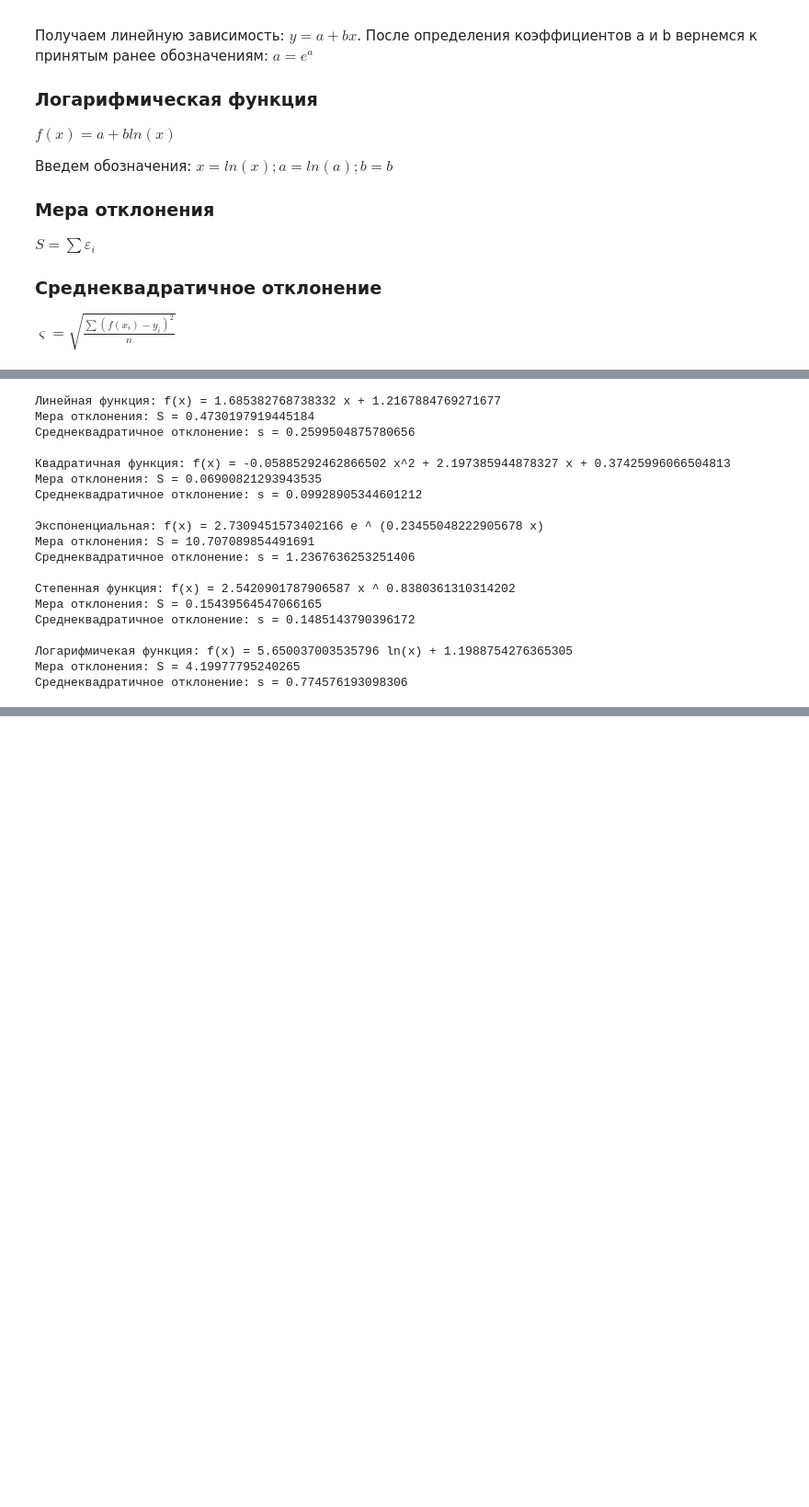
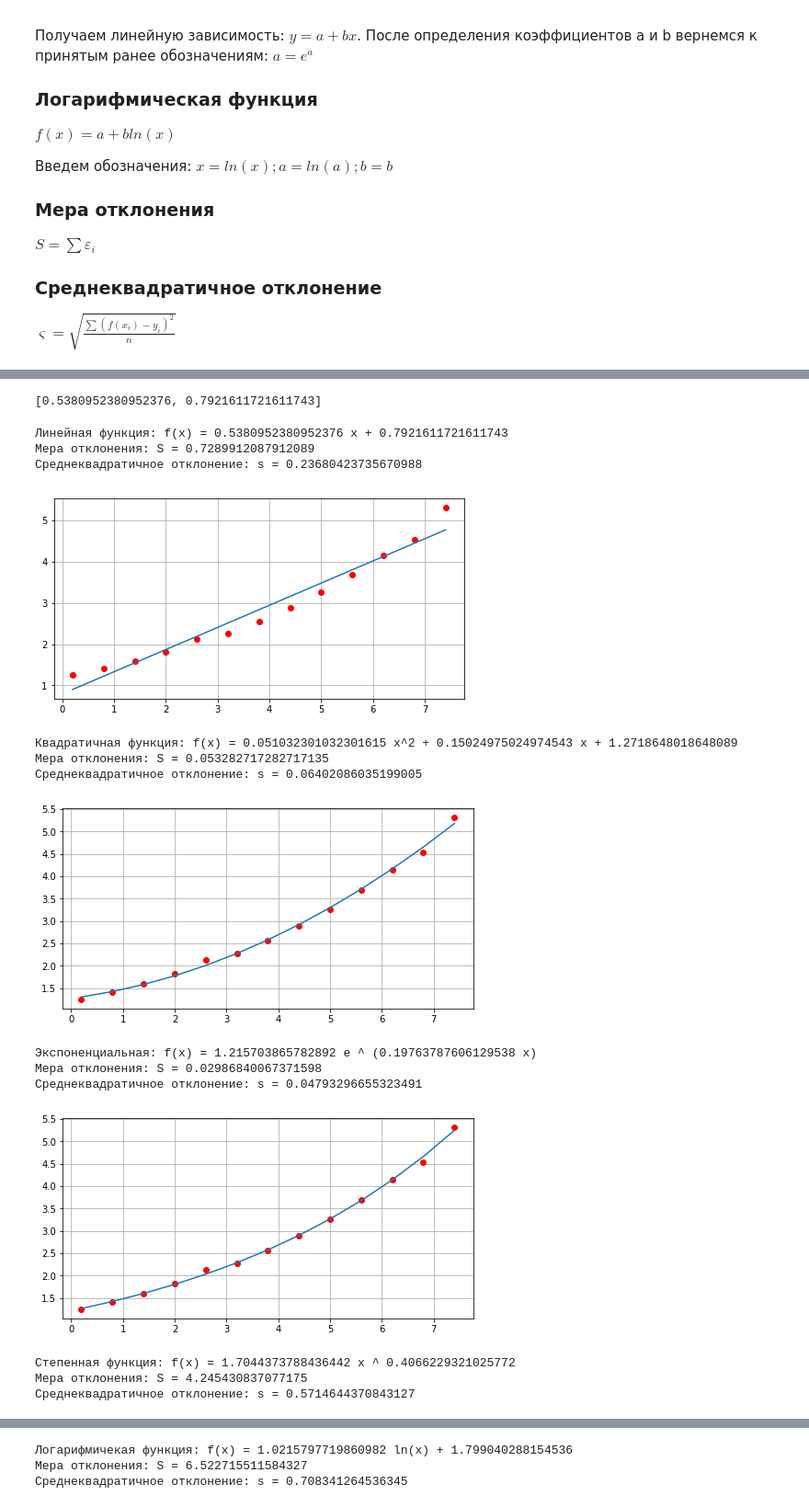
Before and after one commit to KaluginaMarina/Computational-mathematics, a Jupyter notebook: lab2/function_approximation.ipynb, the cells around one changed output, grey strips where cells are left out. Shown at 92% size. Cells and saved outputs as stored; diff of their text form; code cells hidden in the pictures; blank space fills up the shorter version.

```diff
--- a/lab2/function_approximation.ipynb
+++ b/lab2/function_approximation.ipynb
@@ -75,59 +69,78 @@ print(linear_function(x, y))
+# %%
+def draw(f, a, b, c):
+    plt.figure(figsize=(8, 4))
+    plt.plot(x, y, 'ro')
+    y2 = f(x, a, b, c)
+    plt.plot(x, y2)
+    plt.grid()
+    plt.show()
+# %%
+#из презенташек
+x = np.array([1.1, 2.3, 3.7, 4.5, 5.4, 6.8, 7.5])
+y = np.array([2.73, 5.12, 7.74, 8.91, 10.59, 12.75, 13.43])
+# %% [output]
+[0.5380952380952376, 0.7921611721611743]
 # %%
-#примеры с методички для проверки
-x = np.array([1.1, 2.3, 3.7, 4.5, 5.4, 6.8, 7.5])
-y = np.array([2.73, 5.12, 7.74, 8.91, 10.59, 12.75, 13.43])
+x = np.array([0.2, 0.8, 1.4, 2, 2.6, 3.2, 3.8, 4.4, 5, 5.6, 6.2, 6.8, 7.4])
+y = np.array([1.25, 1.41, 1.59, 1.82, 2.13, 2.27, 2.56, 2.89, 3.27, 3.69, 4.15, 4.54, 5.31])
 
 def f(x, a, b, c):
     return a*x + b
 a, b = linear_function(x, y)
 print(f'Линейная функция: f(x) = {a} x + {b}')
-print(f'Мера отклонения: S = {deviation_f(f, a, b, c)}')
-print(f'Среднеквадратичное отклонение: s = {standard_deviation(f, a, b, c)}\n')
+print(f'Мера отклонения: S = {deviation_f(f, a, b, 0)}')
+print(f'Среднеквадратичное отклонение: s = {standard_deviation(f, a, b, 0)}\n')
+draw(f, a, b, 0)
 
 def f1(x, a, b, c):
     return a*x*x + b*x + c
 c, b, a = quadratic_function(x, y)
 print(f'Квадратичная функция: f(x) = {a} x^2 + {b} x + {c}')
 print(f'Мера отклонения: S = {deviation_f(f1, a, b, c)}')
 print(f'Среднеквадратичное отклонение: s = {standard_deviation(f1, a, b, c)}\n')
+draw(f1, a, b, c)
 
 def f2(x, a, b, c):
-    return a*math.exp(b*x)
+    return a*pow(math.exp(1), b*x)
 a, b = exponential_function(x, y)
 print(f'Экспоненциальная: f(x) = {a} e ^ ({b} x)')
 print(f'Мера отклонения: S = {deviation_f(f2, a, b, 0)}')
 print(f'Среднеквадратичное отклонение: s = {standard_deviation(f2, a, b, c)}\n')
+draw(f2, a, b, c)
 
 def f3(x, a, b, c):
     return a*pow(x, b)
 a, b = power_function(x, y)
 print(f'Степенная функция: f(x) = {a} x ^ {b}')
 print(f'Мера отклонения: S = {deviation_f(f3, a, b, 0)}')
 print(f'Среднеквадратичное отклонение: s = {standard_deviation(f3, a, b, c)}\n')
+draw(f3, a, b, c)
 
 def f4(x, a, b, c):
-    return a* math.log(x, math.exp(1)) + b
+    return  a * math.log(x, math.exp(1)) + b
+def f4_1(x, a, b, c):
+    res = np.array([])
+    for i in x:
+         res = np.append(res, a * math.log(i, math.exp(1)) + b)
+    return res
 a, b = logarithmic_function(x, y)
 print(f'Логарифмичекая функция: f(x) = {a} ln(x) + {b}')
 print(f'Мера отклонения: S = {deviation_f(f4, a, b, 0)}')
 print(f'Среднеквадратичное отклонение: s = {standard_deviation(f4, a, b, c)}\n')
+draw(f4_1, a, b, c)
 # %% [output]
-Линейная функция: f(x) = 1.685382768738332 x + 1.2167884769271677
-Мера отклонения: S = 0.4730197919445184
-Среднеквадратичное отклонение: s = 0.2599504875780656
-
-Квадратичная функция: f(x) = -0.05885292462866502 x^2 + 2.197385944878327 x + 0.37425996066504813
-Мера отклонения: S = 0.06900821293943535
-Среднеквадратичное отклонение: s = 0.09928905344601212
-
-Экспоненциальная: f(x) = 2.7309451573402166 e ^ (0.23455048222905678 x)
-Мера отклонения: S = 10.707089854491691
-Среднеквадратичное отклонение: s = 1.2367636253251406
-
-Степенная функция: f(x) = 2.5420901787906587 x ^ 0.8380361310314202
-Мера отклонения: S = 0.15439564547066165
-Среднеквадратичное отклонение: s = 0.1485143790396172
-
-Логарифмичекая функция: f(x) = 5.650037003535796 ln(x) + 1.1988754276365305
-Мера отклонения: S = 4.19977795240265
-Среднеквадратичное отклонение: s = 0.774576193098306
+Линейная функция: f(x) = 0.5380952380952376 x + 0.7921611721611743
+Мера отклонения: S = 0.7289912087912089
+Среднеквадратичное отклонение: s = 0.23680423735670988
+[figure, added]
+Квадратичная функция: f(x) = 0.051032301032301615 x^2 + 0.15024975024974543 x + 1.2718648018648089
+Мера отклонения: S = 0.053282717282717135
+Среднеквадратичное отклонение: s = 0.06402086035199005
+[figure, added]
+Экспоненциальная: f(x) = 1.215703865782892 e ^ (0.19763787606129538 x)
+Мера отклонения: S = 0.02986840067371598
+Среднеквадратичное отклонение: s = 0.04793296655323491
+[figure, added]
+Степенная функция: f(x) = 1.7044373788436442 x ^ 0.4066229321025772
+Мера отклонения: S = 4.245430837077175
+Среднеквадратичное отклонение: s = 0.5714644370843127
@@ -133,0 +148,3 @@ print(f'Среднеквадратичное отклонение: s = {standard
+Логарифмичекая функция: f(x) = 1.0215797719860982 ln(x) + 1.799040288154536
+Мера отклонения: S = 6.522715511584327
+Среднеквадратичное отклонение: s = 0.708341264536345
```
Also changed, not shown: parts of 3 cells of this notebook.
